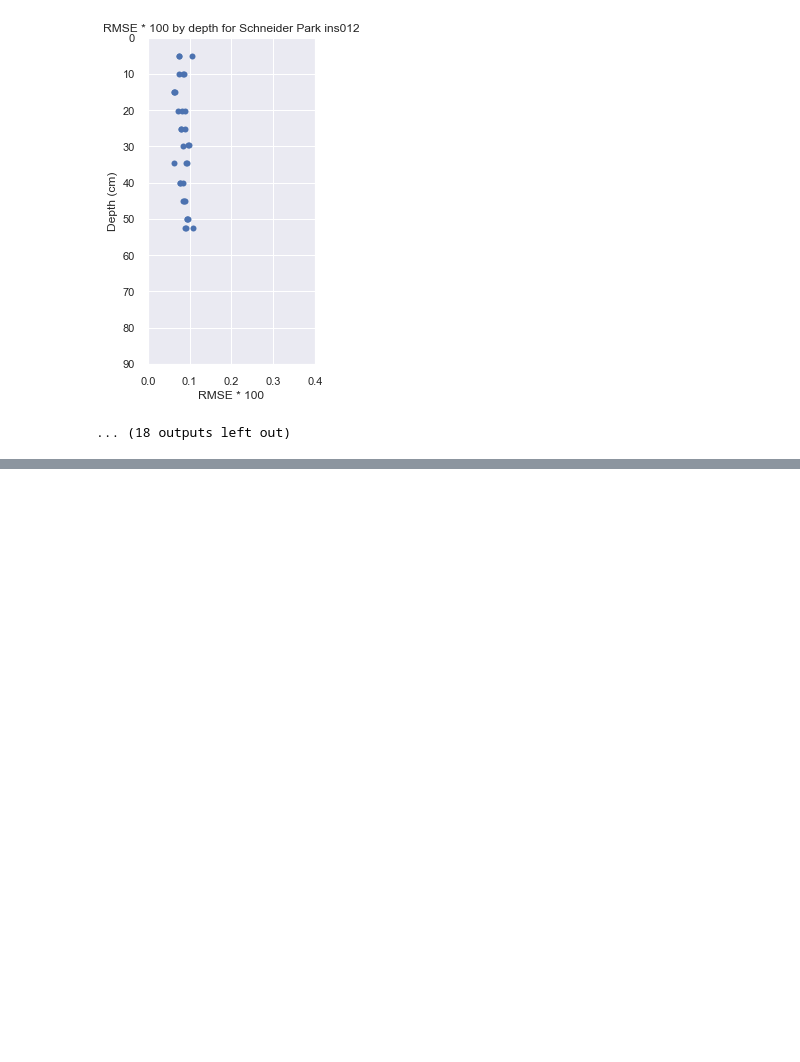
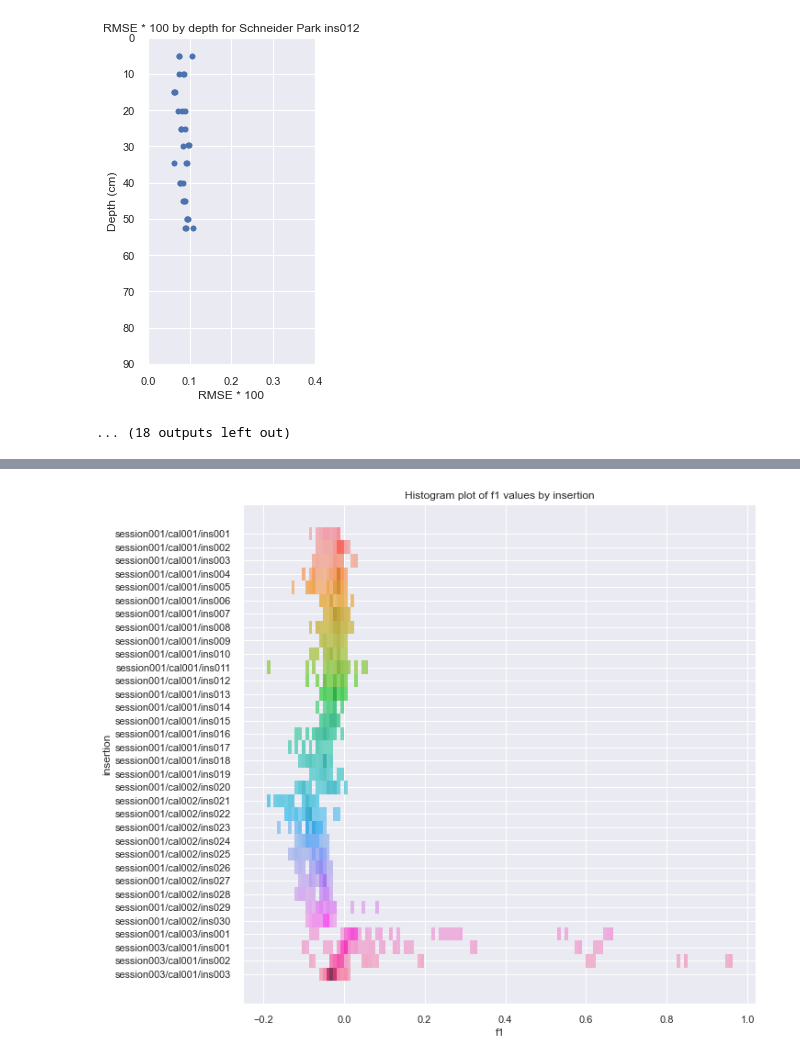
Before and after one commit to barrett3210/spectral_fitting_210511, a Jupyter notebook: schneider_park_210511.ipynb, the cells around one changed output, grey strips where cells are left out. Drawn from its saved outputs; the diff is of its cells as text; code cells hidden in the pictures; blank space fills up the shorter version.

```diff
--- a/schneider_park_210511.ipynb
+++ b/schneider_park_210511.ipynb
@@ -362,0 +445,8 @@ for insertion in all_values_df['insertion'].unique():
+# %%
+fig, ax = plt.subplots(figsize=(10,10))
+ax.set_title("Histogram plot of f1 values by insertion" )
+sns.histplot(data=both_results, x='f1', y='insertion', hue='insertion', legend=False);
+plt.show()
+plt.close()
+# %% [output]
+[figure, added]
```
Also changed, not shown: parts of 13 cells of this notebook, 2 other files.
